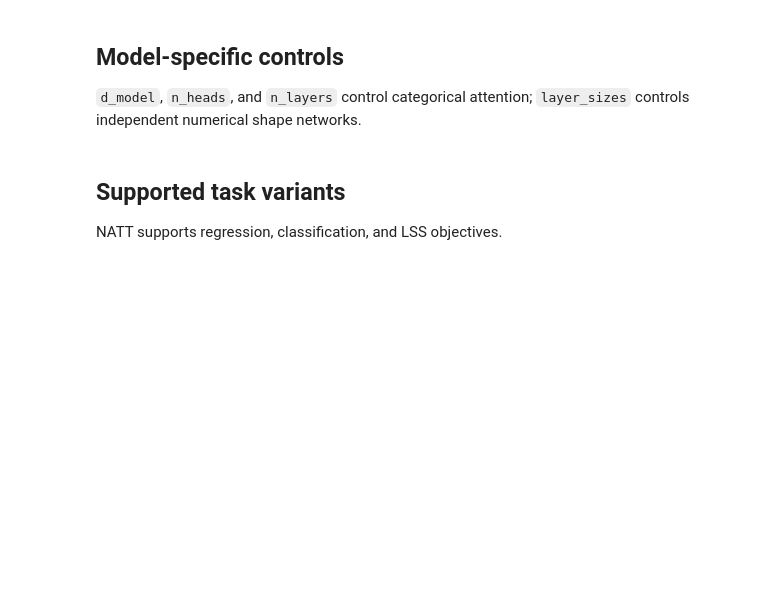
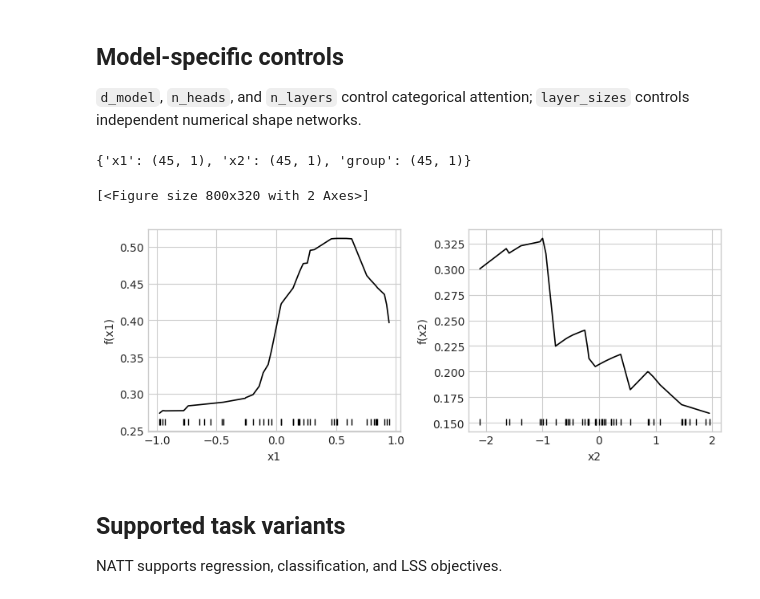
Before and after one commit to OpenTabular/NAMpy, a Jupyter notebook: docs/notebooks/14_natt.ipynb, the cells around one changed output. Cells and saved outputs as stored; diff of their text form; code cells hidden in the pictures; blank space fills up the shorter version.

```diff
--- a/docs/notebooks/14_natt.ipynb
+++ b/docs/notebooks/14_natt.ipynb
@@ -173,10 +218,13 @@ if RUN_TRAINING:
 
 `d_model`, `n_heads`, and `n_layers` control categorical attention; `layer_sizes` controls independent numerical shape networks.
 # %%
-if RUN_TRAINING:
-    terms = model.predict_components(X_test).terms
-    display({name: value.shape for name, value in terms.items()})
-    model.plot_terms(X_test, pages=1)
+terms = model.predict_components(X_test).terms
+display({name: value.shape for name, value in terms.items()})
+model.plot_terms(X_test, pages=1)
+# %% [output]
+{'x1': (45, 1), 'x2': (45, 1), 'group': (45, 1)}
+[<Figure size 800x320 with 2 Axes>]
+[figure, added]
 # %% [markdown]
 ## Supported task variants
 
```
Also changed, not shown: parts of 5 cells of this notebook, 16 other files.
